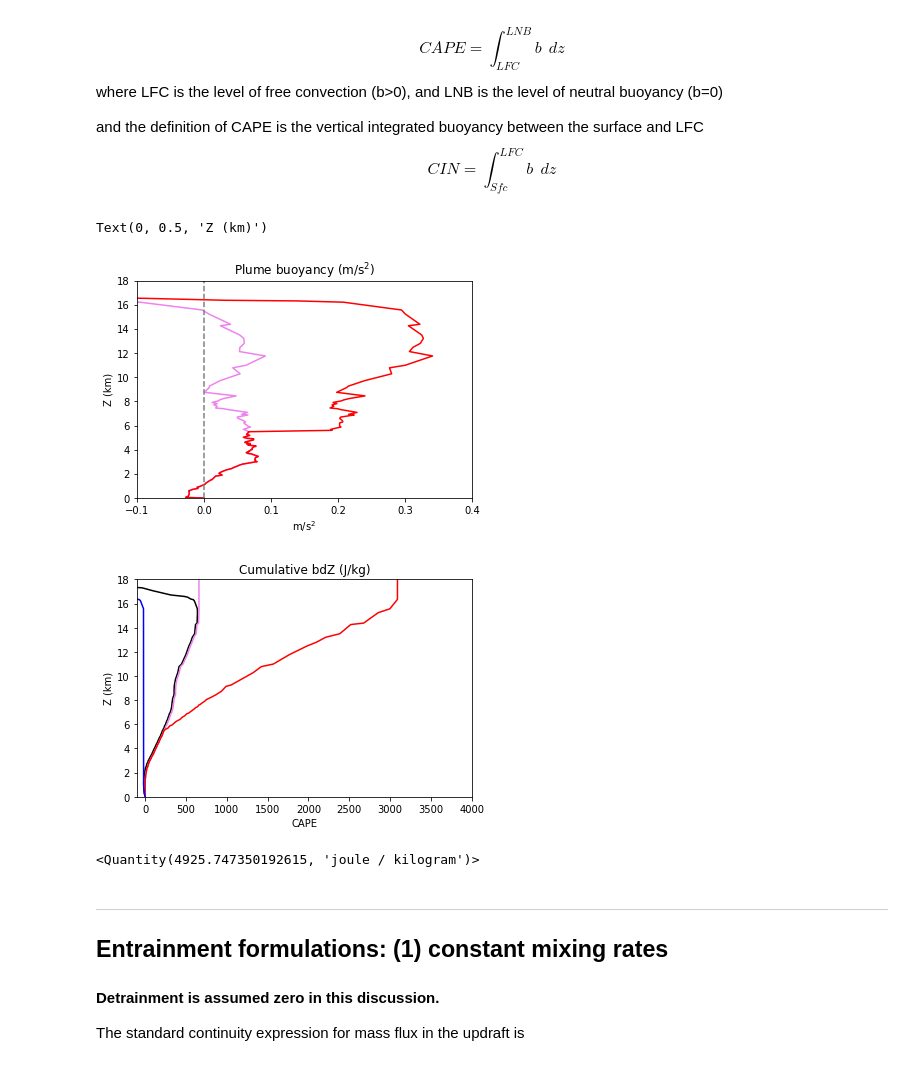
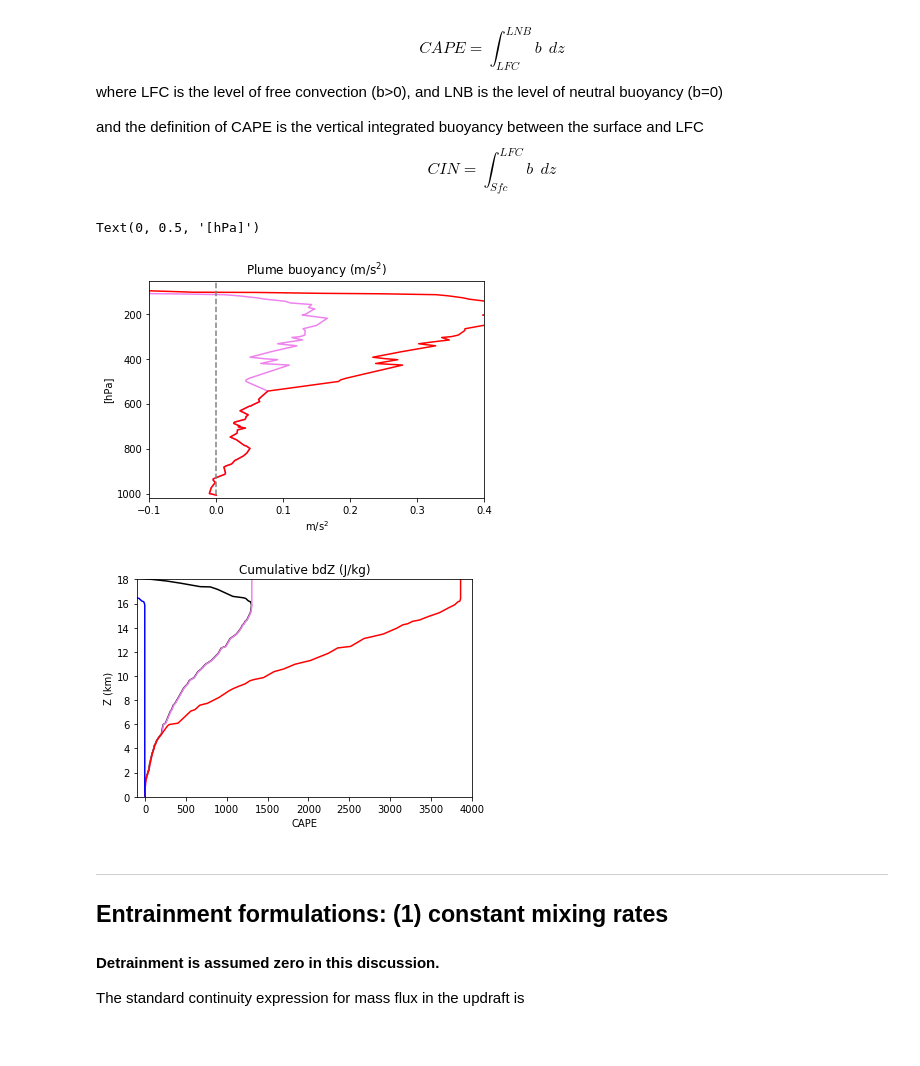
Before and after one commit to weiming9115/ATM663_convection_meso, a Jupyter notebook: Resources/Notebooks/Real_Parcel_Buoyancy_weiming.ipynb, the cells around one changed output. Cells and saved outputs as stored; diff of their text form; code cells hidden in the pictures.

```diff
--- a/Resources/Notebooks/Real_Parcel_Buoyancy_weiming.ipynb
+++ b/Resources/Notebooks/Real_Parcel_Buoyancy_weiming.ipynb
@@ -54,10 +114,8 @@ warnings.filterwarnings('ignore')
 # %%
 from siphon.simplewebservice.wyoming import WyomingUpperAir
 
-date = datetime(2018, 8, 26, 12)
-# station = 'SKBO' mountain station in Colombia avail. 2018-11-24-12
+date = datetime(2018, 7, 2, 12)
 station = 'PKMJ'
-#date = datetime(2019, 3, 28, 12)
 
 df = WyomingUpperAir.request_data(date, station)
 p = df['pressure'].values #hPa
@@ -522,20 +563,20 @@ CIN = \int_{Sfc}^{LFC}b \ \ dz
 # %%
 dTrho = Trho(Tp,qvp,qcp)-Tv(T,q) # no mixing, no ice
 dTrho_ice = Trho(Tpice,qvp,qcpice+qipice)-Tv(T,q)
 #dTrho_cmix = Trho(Tp,qvp,qcp)-Tv(T,q)
 
 #dTrho_dmix = Trho(Tp_dmix,qvp_dmix,qcp_dmix)-Tv(T,q) # deep mixing
 
-b = 9.8* dTrho/(Tv(T,q)+273.2)
-b_ice = 9.8* dTrho_ice/(Tv(T,q)+273.2)
+b = 9.8* dTrho/(Tv(T,q) + 273.15)
+b_ice = 9.8* dTrho_ice/(Tv(T,q) + 273.15)
 
-plot(b ,Z/1000,'violet'); plot(b_ice,Z/1000,'r')
-plot(p*0,Z/1000,'--',color='grey')
-ylim([0,18]); xlim([-0.1,0.4]);
-title('Plume buoyancy (m/s$^2$)'); xlabel('m/s$^2$'); ylabel('Z (km)')
+plot(b , p,'violet'); plot(b_ice, p,'r')
+plot(p*0, p,'--',color='grey')
+ylim([1020,50]); xlim([-0.1,0.4]);
+title('Plume buoyancy (m/s$^2$)'); xlabel('m/s$^2$'); ylabel('[hPa]')
 # %% [output]
-Text(0, 0.5, 'Z (km)')
+Text(0, 0.5, '[hPa]')
-[figure, old version]
+[figure, new version]
 # %%
 dZ = np.gradient(Z)
 cumb = np.cumsum(b*dZ)
@@ -557,11 +598,7 @@ cape_met, cine_met = cape_cin(p*units.units('mbar'),T*units.units('degC'),
 # heats the parcel once liquid water is condensed and falls out of the parcel.
 # so we have larger CAPE in this case.
 # %% [output]
-[figure, old version]
+[figure, new version]
-# %%
-cape_met
-# %% [output]
-<Quantity(4925.747350192615, 'joule / kilogram')>
 # %% [markdown]
 ---------------
 <a name="entraining"></a>
```
Also changed, not shown: parts of 34 cells of this notebook, 4 other files.
